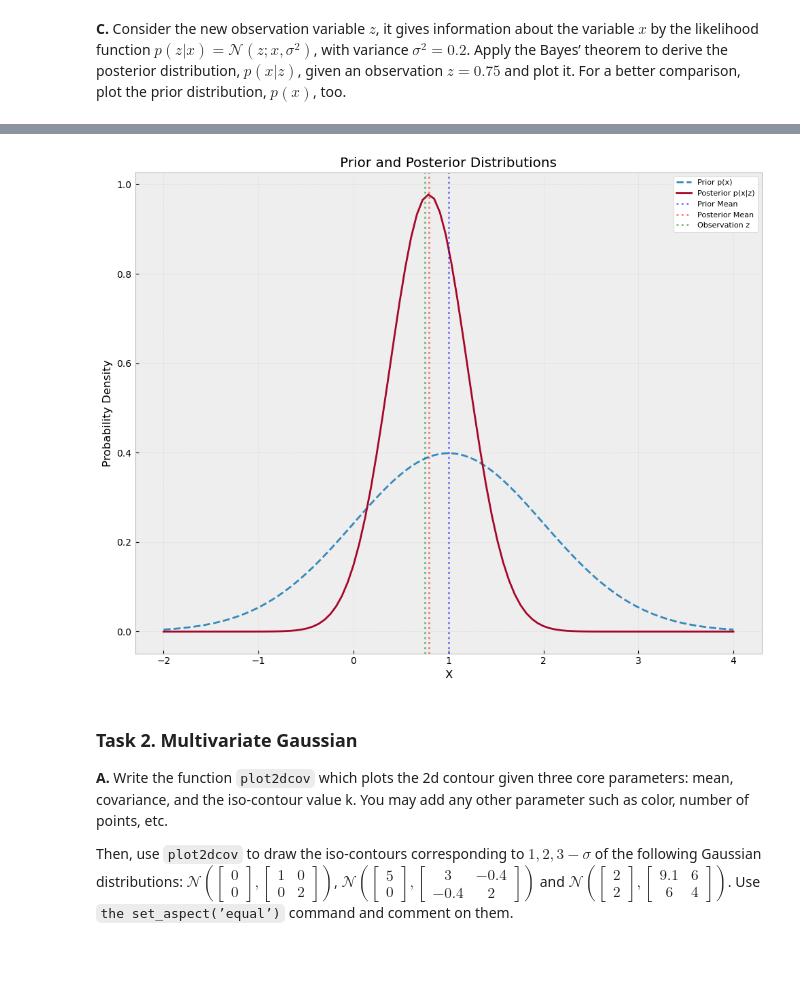
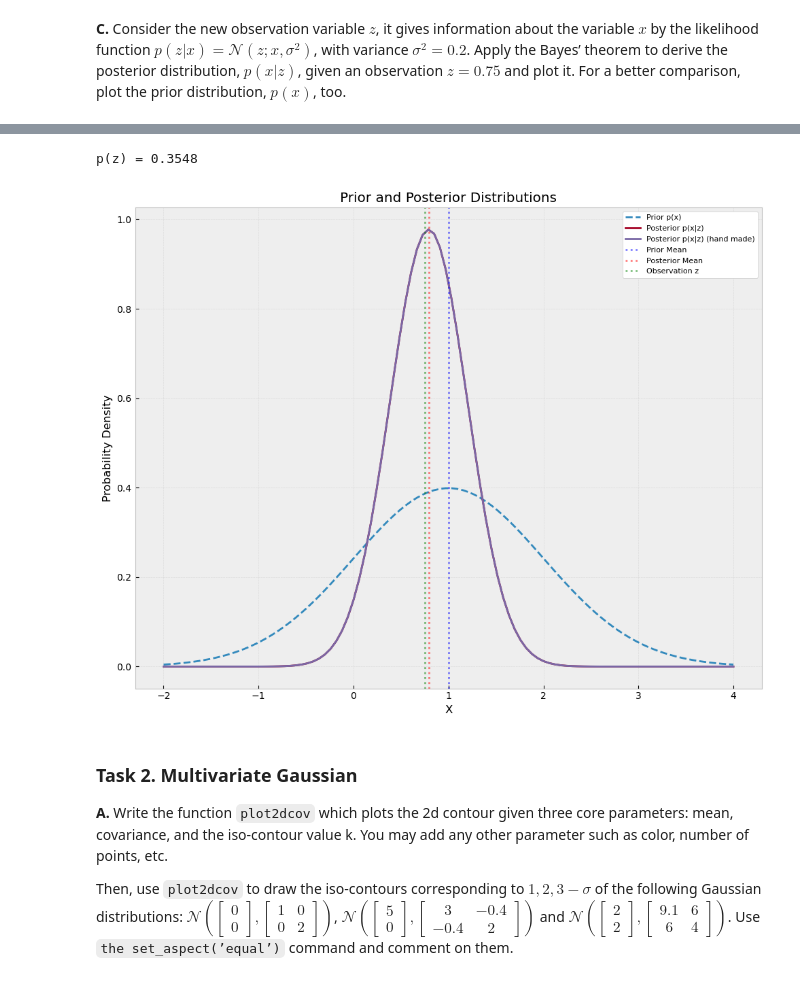
Before and after one commit to Fatyhich/sk_perception, a Jupyter notebook: PS/PS1_Fatykhich.ipynb, the cells around one changed output, grey strips where cells are left out. Cells and saved outputs as stored; diff of their text form; code cells hidden in the pictures.

```diff
--- a/PS/PS1_Fatykhich.ipynb
+++ b/PS/PS1_Fatykhich.ipynb
@@ -57,35 +85,57 @@ plt.show()
+# %%
+z = 0.75
+sigma_z = 0.2
+prior_mean = 1
+prior_var = 1
+
+def integrand(x):
+    likelihood = stats.norm.pdf(z, x, np.sqrt(sigma_z))  # p(z|x)
+    prior = stats.norm.pdf(x, prior_mean, np.sqrt(prior_var))  # p(x)
+    return likelihood * prior
+
+# Rectangle method
+dx = x[1] - x[0]  # Width of each rectangle
+p_z = np.sum(integrand(x) * dx)  # Area = sum of (height * width)
+
+print(f"p(z) = {p_z:.4f}")
+# %% [output]
+p(z) = 0.3548
+# %%
+posterior_hand_made = (stats.norm.pdf(x, prior_mean, np.sqrt(prior_var))
+                       * stats.norm.pdf(z, x, np.sqrt(sigma_z)))/(p_z)
 # %%
 # Parameters
 z = 0.75
 sigma_z = 0.2
 prior_mean = 1
 prior_var = 1
 
 # Bayes theorem
 posterior_var = 1 / (1/prior_var + 1/sigma_z)
 posterior_mean = posterior_var * (prior_mean/prior_var + z/sigma_z)
 
 # Calculate PDFs
 prior_pdf = stats.norm.pdf(x, prior_mean, np.sqrt(prior_var))
 posterior_pdf = stats.norm.pdf(x, posterior_mean, np.sqrt(posterior_var))
 
 plt.figure(figsize=(10, 8))
 plt.plot(x, prior_pdf, label='Prior p(x)', linestyle='--')
 plt.plot(x, posterior_pdf, label='Posterior p(x|z)')
+plt.plot(x, posterior_hand_made, label='Posterior p(x|z) (hand made)')
 
 plt.axvline(x=prior_mean, color='blue', linestyle=':', alpha=0.5, label='Prior Mean')
 plt.axvline(x=posterior_mean, color='red', linestyle=':', alpha=0.5, label='Posterior Mean')
 plt.axvline(x=z, color='green', linestyle=':', alpha=0.5, label='Observation z')
 
 plt.title('Prior and Posterior Distributions')
 plt.xlabel('X')
 plt.ylabel('Probability Density')
 plt.grid(True, alpha=0.3)
 plt.legend(facecolor='white', framealpha=1, fontsize=8)
 plt.tight_layout()
 plt.show()
 # %% [output]
-[figure, old version]
+[figure, new version]
 # %% [markdown]
 ### Task 2. Multivariate Gaussian
 **A.** Write the function `plot2dcov` which plots the 2d contour given three core parameters: mean, covariance, and the iso-contour value k. You may add any other parameter such as color, number of points, etc.
```
Also changed, not shown: parts of 19 cells of this notebook.
